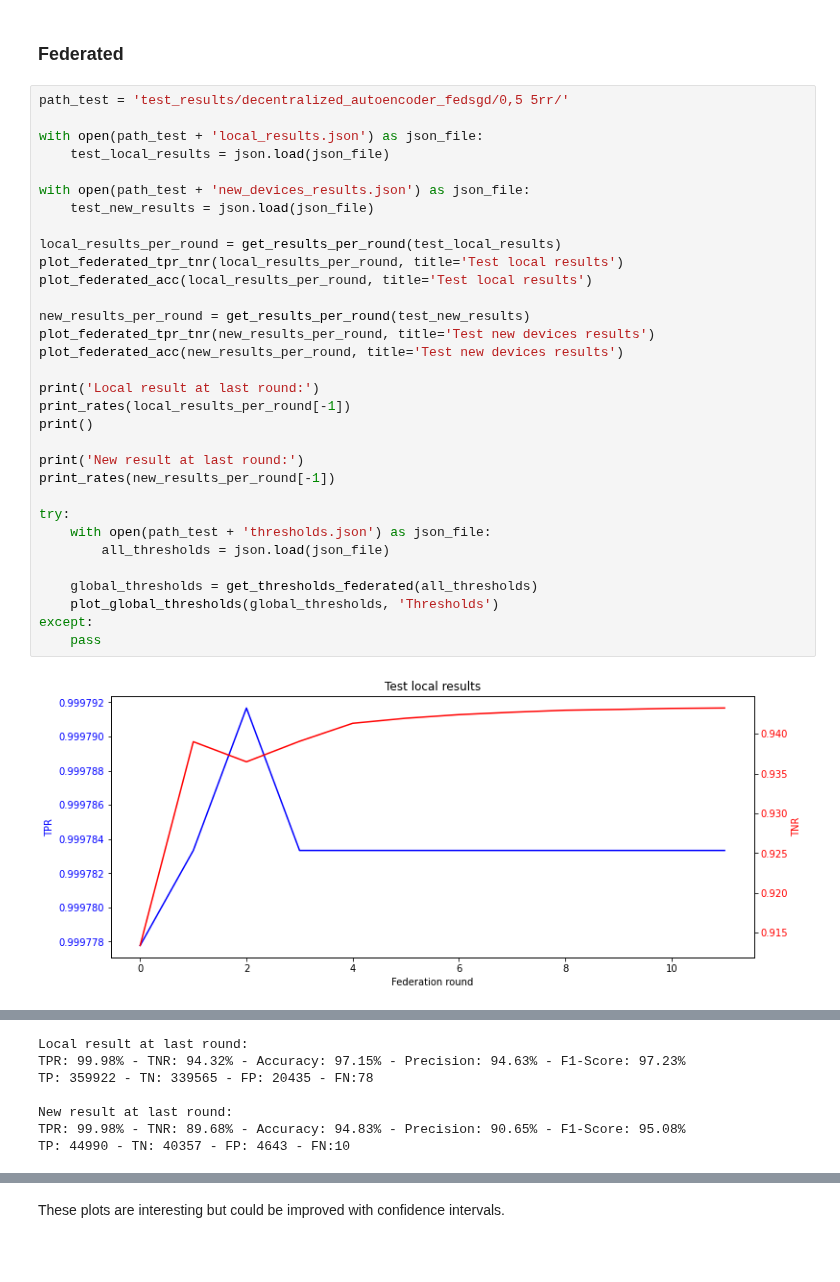
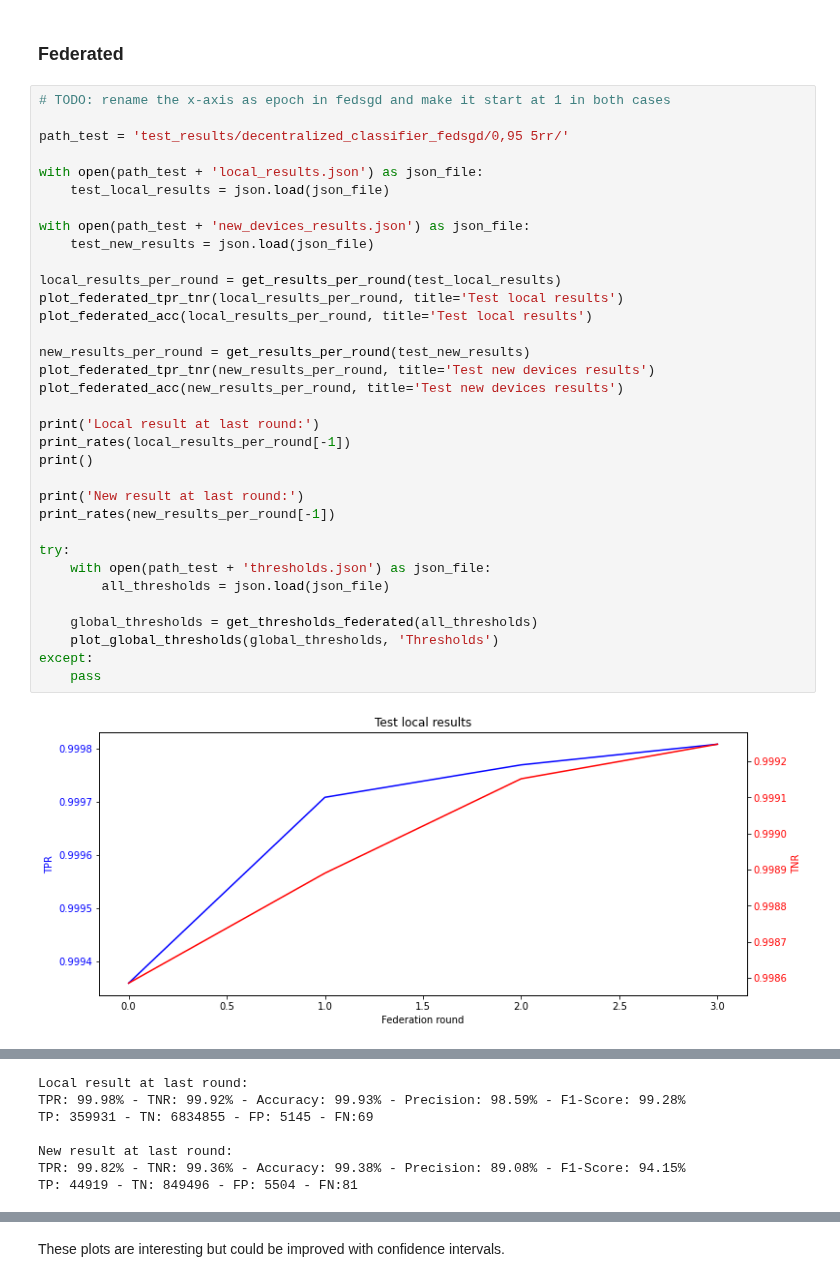
Before and after one commit to ValerianRey/fed_iot_guard, a Jupyter notebook: Test results.ipynb, the cells around one changed output, grey strips where cells are left out. Drawn from its saved outputs; the diff is of its cells as text; blank space fills up the shorter version.

Commit message:
added some results

```diff
--- a/Test results.ipynb
+++ b/Test results.ipynb
@@ -125,36 +125,38 @@ TP: 352218 - TN: 6742717 - FP: 97283 - FN:7782
 # %% [markdown]
 ### Federated
 # %%
-path_test = 'test_results/decentralized_autoencoder_fedsgd/0,5 5rr/'
+# TODO: rename the x-axis as epoch in fedsgd and make it start at 1 in both cases
+
+path_test = 'test_results/decentralized_classifier_fedsgd/0,95 5rr/'
 
 with open(path_test + 'local_results.json') as json_file:
     test_local_results = json.load(json_file)
 
 with open(path_test + 'new_devices_results.json') as json_file:
     test_new_results = json.load(json_file)
 
 local_results_per_round = get_results_per_round(test_local_results)
 plot_federated_tpr_tnr(local_results_per_round, title='Test local results')
 plot_federated_acc(local_results_per_round, title='Test local results')
 
 new_results_per_round = get_results_per_round(test_new_results)
 plot_federated_tpr_tnr(new_results_per_round, title='Test new devices results')
 plot_federated_acc(new_results_per_round, title='Test new devices results')
 
 print('Local result at last round:')
 print_rates(local_results_per_round[-1])
 print()
 
 print('New result at last round:')
 print_rates(new_results_per_round[-1])
 
 try:
     with open(path_test + 'thresholds.json') as json_file:
         all_thresholds = json.load(json_file)
 
     global_thresholds = get_thresholds_federated(all_thresholds)
     plot_global_thresholds(global_thresholds, 'Thresholds')
 except:
     pass
 # %% [output]
-[figure, old version]
+[figure, new version]
@@ -164,7 +166,7 @@ except:
 Local result at last round:
-TPR: 99.98% - TNR: 94.32% - Accuracy: 97.15% - Precision: 94.63% - F1-Score: 97.23%
-TP: 359922 - TN: 339565 - FP: 20435 - FN:78
+TPR: 99.98% - TNR: 99.92% - Accuracy: 99.93% - Precision: 98.59% - F1-Score: 99.28%
+TP: 359931 - TN: 6834855 - FP: 5145 - FN:69
 
 New result at last round:
-TPR: 99.98% - TNR: 89.68% - Accuracy: 94.83% - Precision: 90.65% - F1-Score: 95.08%
-TP: 44990 - TN: 40357 - FP: 4643 - FN:10
+TPR: 99.82% - TNR: 99.36% - Accuracy: 99.38% - Precision: 89.08% - F1-Score: 94.15%
+TP: 44919 - TN: 849496 - FP: 5504 - FN:81
```
Also changed, not shown: parts of 1 cell of this notebook, 5 other files.
